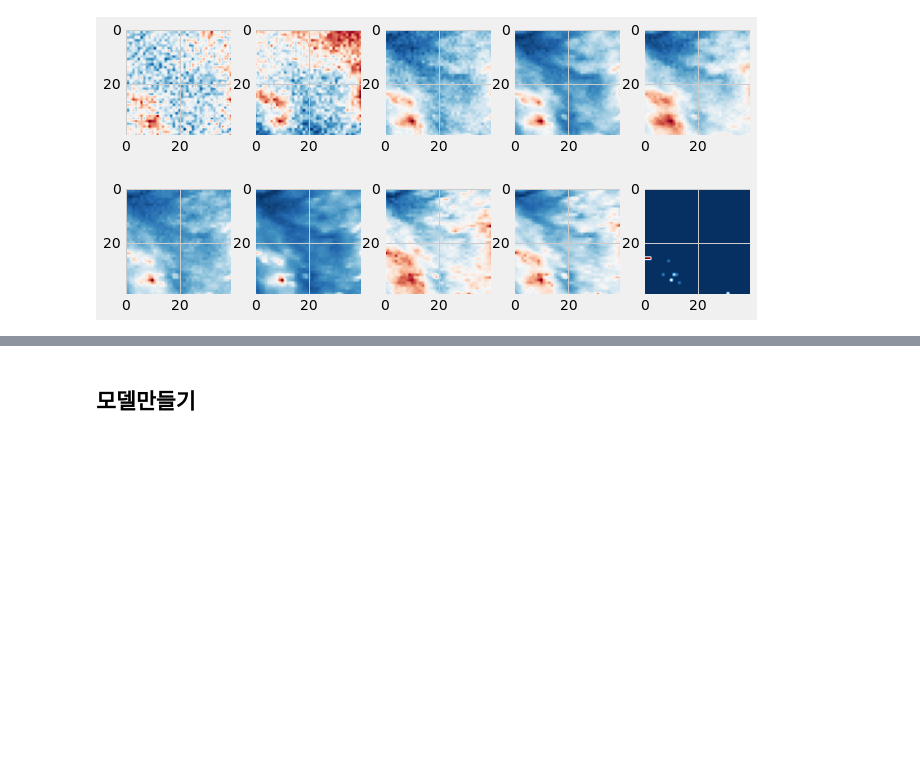
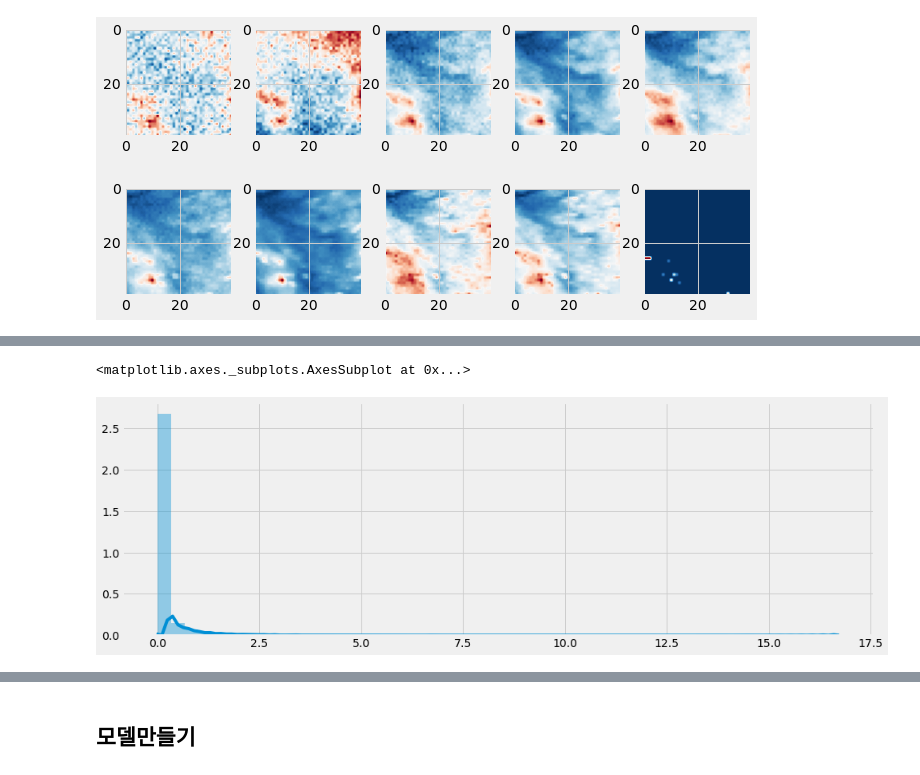
Before and after one commit to deagwon97/dacon-satellite-precipitation, a Jupyter notebook: Dacon_satellite_baseline.ipynb, the cells around one changed output, grey strips where cells are left out. Saved outputs shown, nothing was run; the diff lists cells and outputs as text; code cells hidden in the pictures; blank space fills up the shorter version.

```diff
--- a/Dacon_satellite_baseline.ipynb
+++ b/Dacon_satellite_baseline.ipynb
@@ -74,0 +98,6 @@ plt.show()
+# %%
+plt.figure(figsize = (15,5))
+sns.distplot(precipitation)
+# %% [output]
+<matplotlib.axes._subplots.AxesSubplot at 0x...>
+[figure, added]
```
Also changed, not shown: parts of 14 cells of this notebook.
